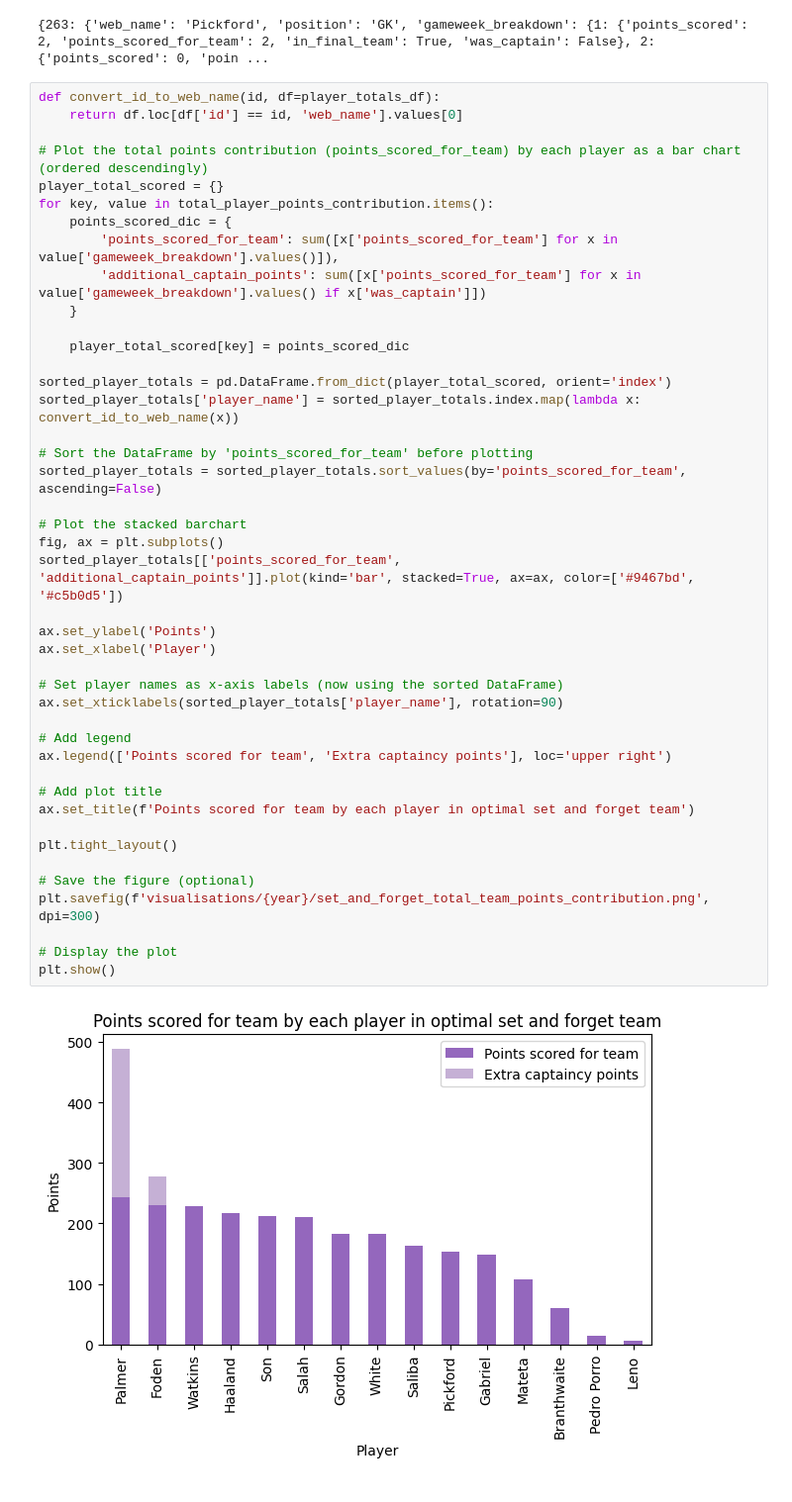
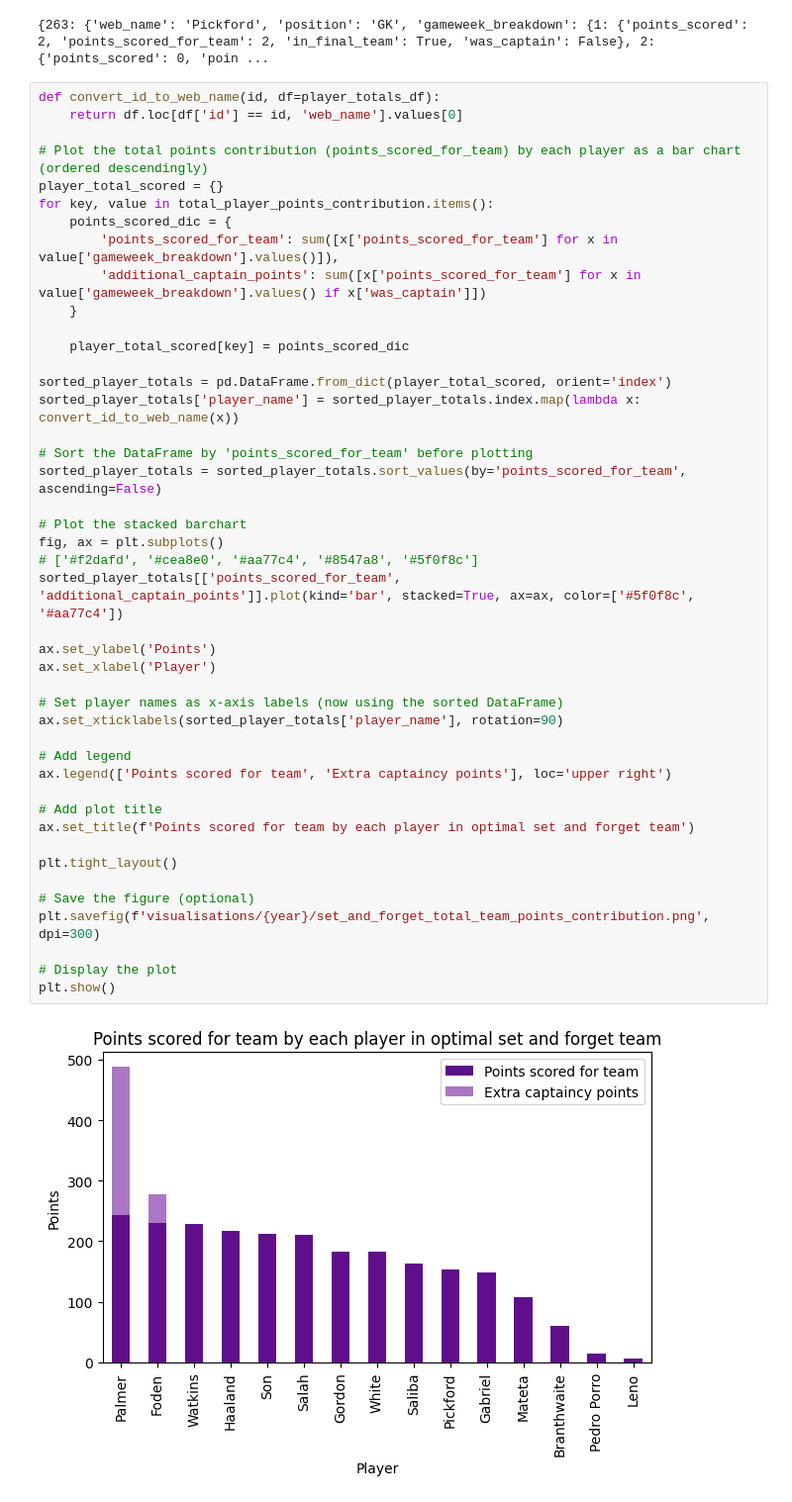
Before and after one commit to ARedshaw02/fpl-hindsight-optimiser, a Jupyter notebook: set_and_forget/exploration_set_and_forget.ipynb, the cells around one changed output. Shown at 99% size. Cells and saved outputs as stored; diff of their text form.

Commit message:
Adjusted colours on points total by player plot.

```diff
--- a/set_and_forget/exploration_set_and_forget.ipynb
+++ b/set_and_forget/exploration_set_and_forget.ipynb
@@ -290,32 +290,33 @@ for key, value in total_player_points_contribution.items():
 
 sorted_player_totals = pd.DataFrame.from_dict(player_total_scored, orient='index')
 sorted_player_totals['player_name'] = sorted_player_totals.index.map(lambda x: convert_id_to_web_name(x))
 
 # Sort the DataFrame by 'points_scored_for_team' before plotting
 sorted_player_totals = sorted_player_totals.sort_values(by='points_scored_for_team', ascending=False)
 
 # Plot the stacked barchart
 fig, ax = plt.subplots()
-sorted_player_totals[['points_scored_for_team', 'additional_captain_points']].plot(kind='bar', stacked=True, ax=ax, color=['#9467bd', '#c5b0d5'])
+# ['#f2dafd', '#cea8e0', '#aa77c4', '#8547a8', '#5f0f8c']
+sorted_player_totals[['points_scored_for_team', 'additional_captain_points']].plot(kind='bar', stacked=True, ax=ax, color=['#5f0f8c', '#aa77c4'])
 
 ax.set_ylabel('Points')
 ax.set_xlabel('Player')
 
 # Set player names as x-axis labels (now using the sorted DataFrame)
 ax.set_xticklabels(sorted_player_totals['player_name'], rotation=90)
 
 # Add legend
 ax.legend(['Points scored for team', 'Extra captaincy points'], loc='upper right')
 
 # Add plot title
 ax.set_title(f'Points scored for team by each player in optimal set and forget team')
 
 plt.tight_layout()
 
 # Save the figure (optional)
 plt.savefig(f'visualisations/{year}/set_and_forget_total_team_points_contribution.png', dpi=300)
 
 # Display the plot
 plt.show()
 # %% [output]
-[figure, old version]
+[figure, new version]
```
Also changed, not shown: 1 other file.
